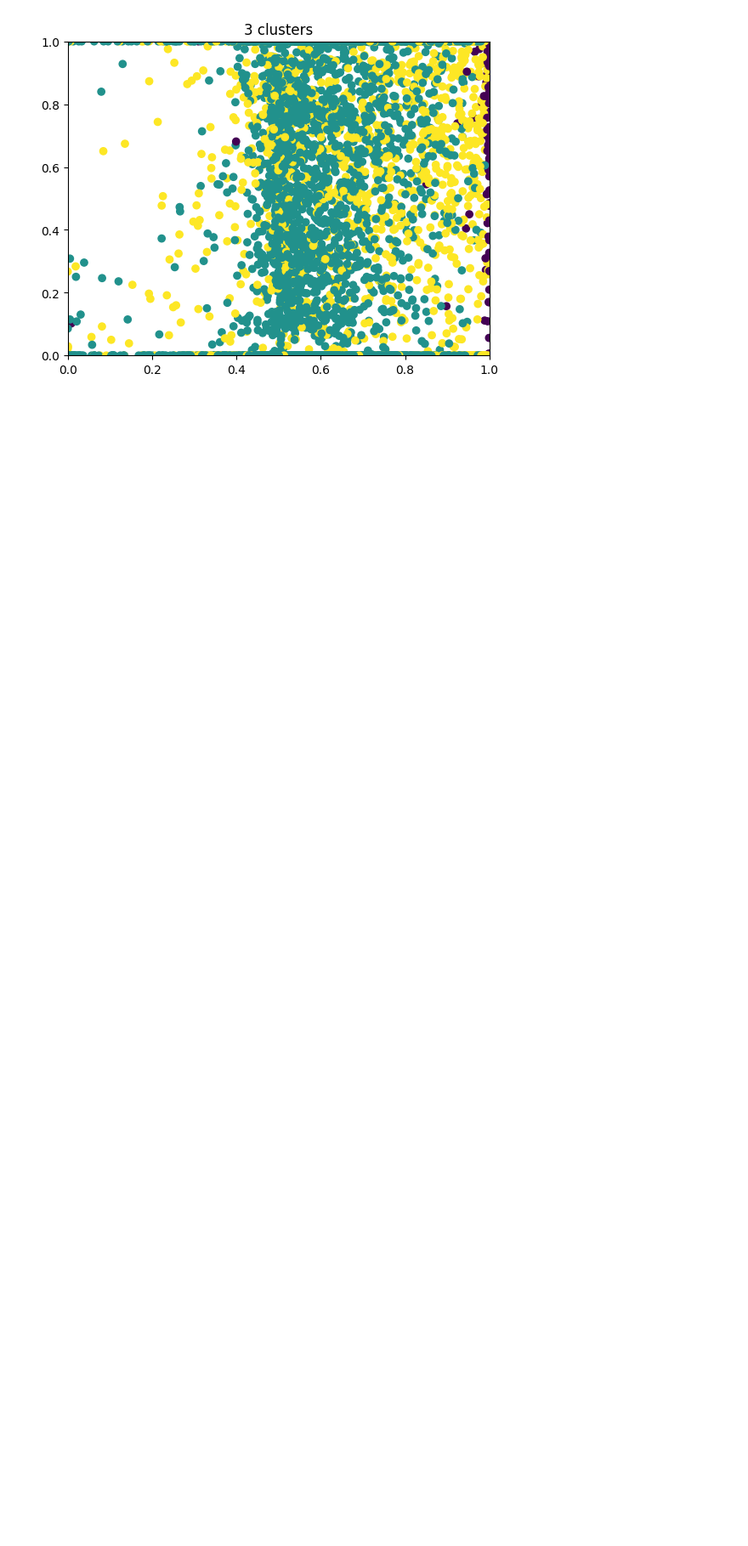
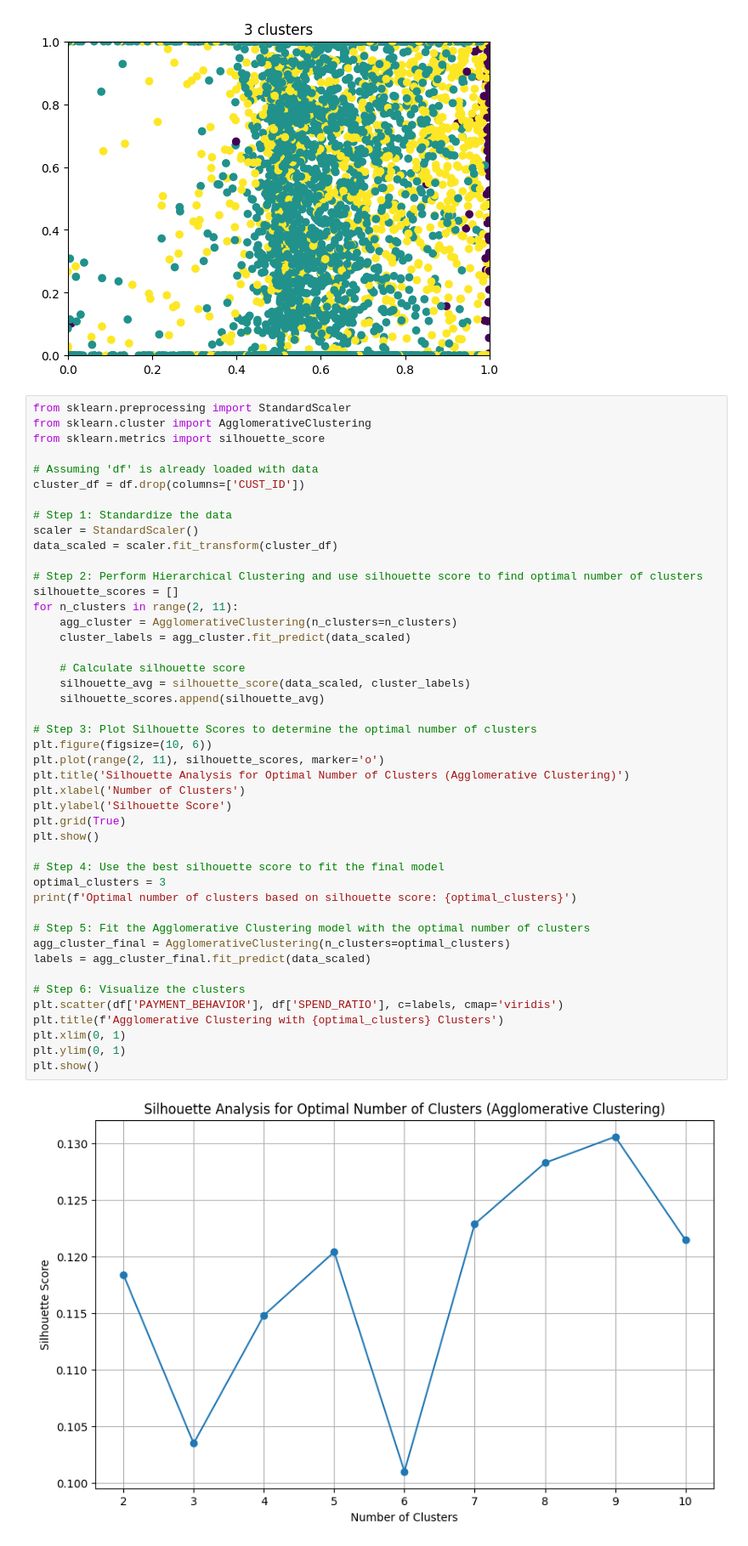
Before and after one commit to Muskan-rs/ds_assignment2, a Jupyter notebook: ds_assignment2.ipynb, the cells around one changed output. Shown at 85% size. Cells and saved outputs as stored; diff of their text form; blank space fills up the shorter version.

Commit message:
ALL 3 CLUSTERS ADDED

```diff
--- a/ds_assignment2.ipynb
+++ b/ds_assignment2.ipynb
@@ -519,3 +519,50 @@ plt.title('3 clusters')
 plt.show()
 # %% [output]
 [figure]
+# %%
+from sklearn.preprocessing import StandardScaler
+from sklearn.cluster import AgglomerativeClustering
+from sklearn.metrics import silhouette_score
+
+# Assuming 'df' is already loaded with data
+cluster_df = df.drop(columns=['CUST_ID'])
+
+# Step 1: Standardize the data
+scaler = StandardScaler()
+data_scaled = scaler.fit_transform(cluster_df)
+
+# Step 2: Perform Hierarchical Clustering and use silhouette score to find optimal number of clusters
+silhouette_scores = []
+for n_clusters in range(2, 11):
+    agg_cluster = AgglomerativeClustering(n_clusters=n_clusters)
+    cluster_labels = agg_cluster.fit_predict(data_scaled)
+
+    # Calculate silhouette score
+    silhouette_avg = silhouette_score(data_scaled, cluster_labels)
+    silhouette_scores.append(silhouette_avg)
+
+# Step 3: Plot Silhouette Scores to determine the optimal number of clusters
+plt.figure(figsize=(10, 6))
+plt.plot(range(2, 11), silhouette_scores, marker='o')
+plt.title('Silhouette Analysis for Optimal Number of Clusters (Agglomerative Clustering)')
+plt.xlabel('Number of Clusters')
+plt.ylabel('Silhouette Score')
+plt.grid(True)
+plt.show()
+
+# Step 4: Use the best silhouette score to fit the final model
+optimal_clusters = 3
+print(f'Optimal number of clusters based on silhouette score: {optimal_clusters}')
+
+# Step 5: Fit the Agglomerative Clustering model with the optimal number of clusters
+agg_cluster_final = AgglomerativeClustering(n_clusters=optimal_clusters)
+labels = agg_cluster_final.fit_predict(data_scaled)
+
+# Step 6: Visualize the clusters
+plt.scatter(df['PAYMENT_BEHAVIOR'], df['SPEND_RATIO'], c=labels, cmap='viridis')
+plt.title(f'Agglomerative Clustering with {optimal_clusters} Clusters')
+plt.xlim(0, 1)
+plt.ylim(0, 1)
+plt.show()
+# %% [output]
+[figure, added]
```
Also changed, not shown: parts of 2 cells of this notebook.
